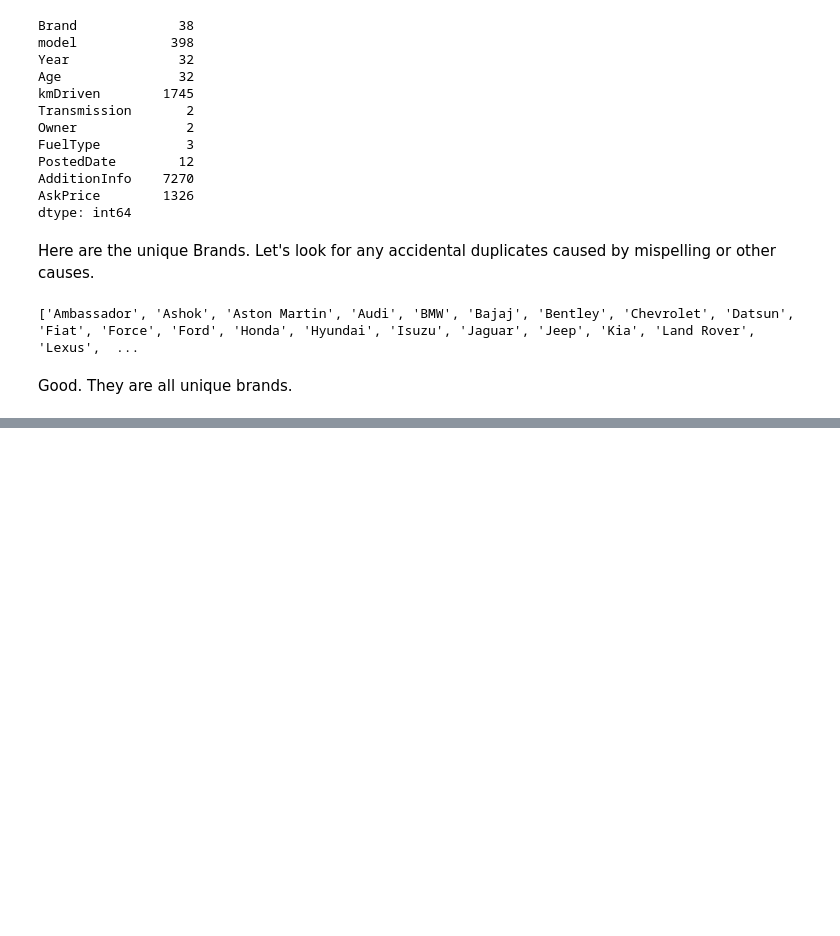
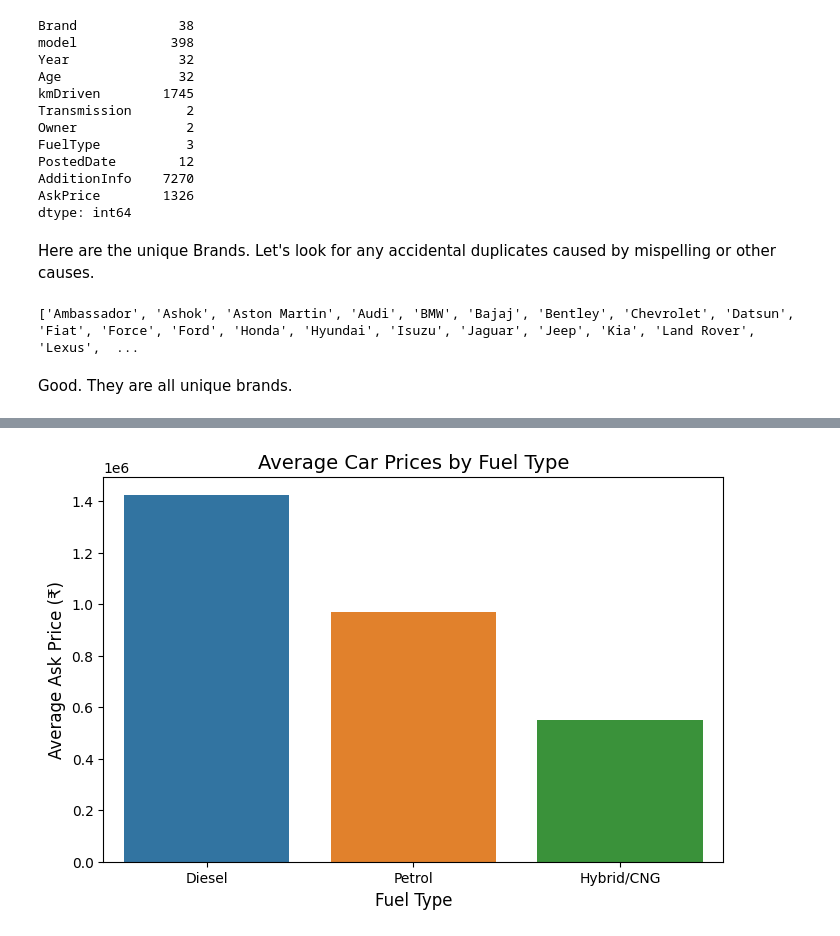
Before and after one commit to johnpospisil/used-car-values-in-india, a Jupyter notebook: used-car-values-in-india.ipynb, the cells around one changed output, grey strips where cells are left out. Cells and saved outputs as stored; diff of their text form; code cells hidden in the pictures; blank space fills up the shorter version.

```diff
--- a/used-car-values-in-india.ipynb
+++ b/used-car-values-in-india.ipynb
@@ -203,0 +317,23 @@ print(unique_models)
+# %%
+# Group by fuel type and calculate average price
+price_trends_by_fuel_type = (
+    df.groupby('FuelType')['AskPrice']
+    .mean()
+    .sort_values(ascending=False)
+    .reset_index()
+)
+
+# Create a bar plot for price trends by fuel type
+plt.figure(figsize=(8, 5))
+sns.barplot(
+    data=price_trends_by_fuel_type,
+    x='FuelType',
+    y='AskPrice'
+)
+plt.title('Average Car Prices by Fuel Type', fontsize=14)
+plt.xlabel('Fuel Type', fontsize=12)
+plt.ylabel('Average Ask Price (₹)', fontsize=12)
+
+plt.show()
+# %% [output]
+[figure, added]
```
Also changed, not shown: parts of 17 cells of this notebook.
